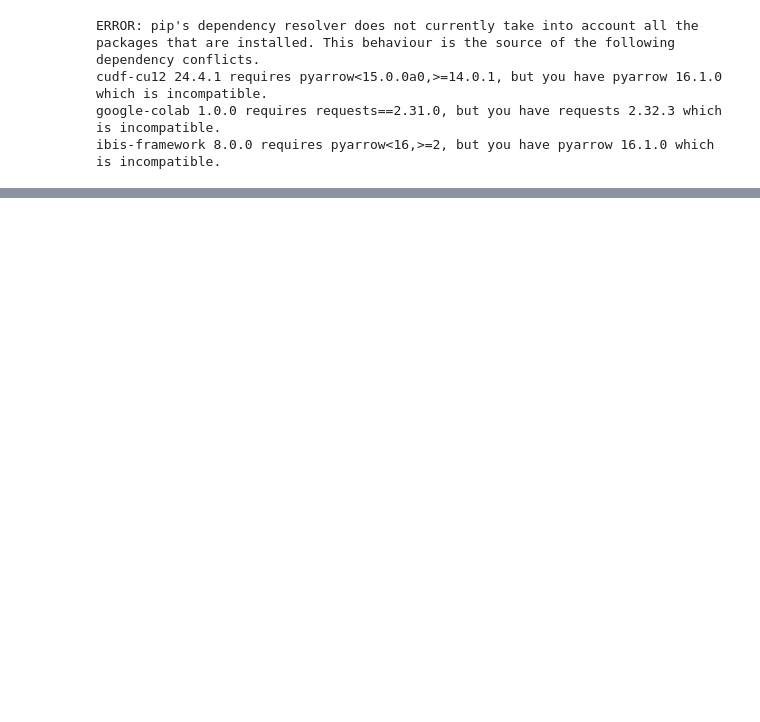
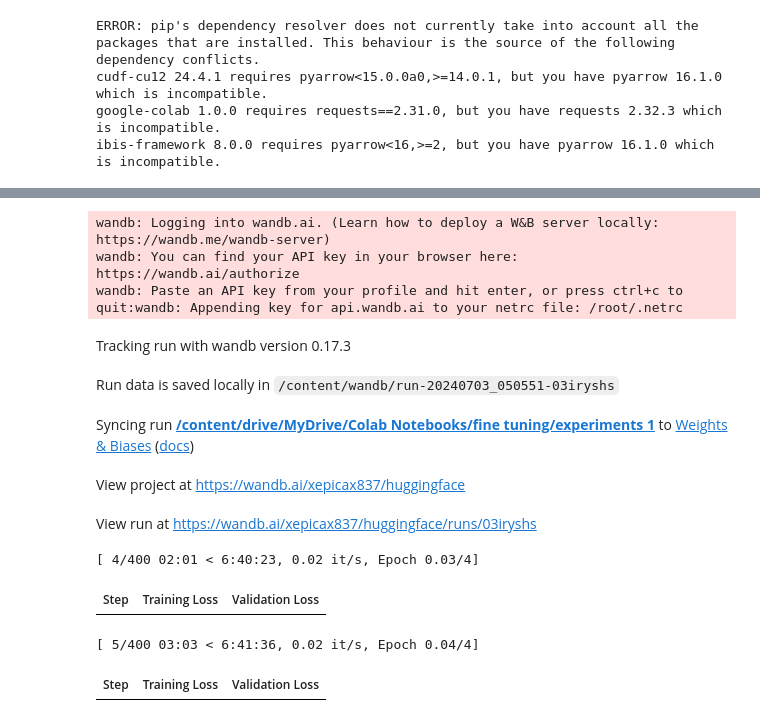
Before and after one commit to MohammedFarzin/Fine-tuning-llms, a Jupyter notebook: fine_tuning_llm.ipynb, the cells around one changed output, grey strips where cells are left out. Saved outputs shown, nothing was run; the diff lists cells and outputs as text; code cells hidden in the pictures; blank space fills up the shorter version.

Commit message:
fine-tuning started

```diff
--- a/fine_tuning_llm.ipynb
+++ b/fine_tuning_llm.ipynb
@@ -70,3 +71,29 @@ RuntimeError: No GPU found. A GPU is needed for quantization.
 # %%
 model = prepare_model_for_kbit_training(model)
 model.config.use_cache = False
+# %%
+training_arguments = TrainingArguments(
+    output_dir="/content/drive/MyDrive/Colab Notebooks/fine tuning/experiments 1",
+    eval_strategy="steps",
+    per_device_train_batch_size=10,
+    gradient_accumulation_steps=1,
+    num_train_epochs=4,
+    eval_steps=1000,
+    logging_steps=1,
+    optim="paged_adamw_8bit",
+    learning_rate=2e-4,
+    lr_scheduler_type="linear",
+    warmup_steps=10,
+    report_to='wandb'
+)
+# %%
+trainer = SFTTrainer(
+    model=model,
+    train_dataset=dataset,
+    eval_dataset=dataset,
+    peft_config=peft_config,
+    dataset_text_field="instruction",
+    max_seq_length=512,
+    tokenizer=tokenizer,
+    args=training_arguments
+)
@@ -72,0 +103,4 @@ model.config.use_cache = False
+# %%
+trainer.train()
+trainer.model.save_pretrained(new_model)
+# %% [output]
@@ -72,0 +109,12 @@ model.config.use_cache = False
+wandb: Logging into wandb.ai. (Learn how to deploy a W&B server locally: https://wandb.me/wandb-server)
+wandb: You can find your API key in your browser here: https://wandb.ai/authorize
+wandb: Paste an API key from your profile and hit enter, or press ctrl+c to quit:wandb: Appending key for api.wandb.ai to your netrc file: /root/.netrc
+Tracking run with wandb version 0.17.3
+Run data is saved locally in /content/wandb/run-20240703_050551-03iryshs
+Syncing run /content/drive/MyDrive/Colab Notebooks/fine tuning/experiments 1 to Weights & Biases (docs)
+View project at https://wandb.ai/xepicax837/huggingface
+View run at https://wandb.ai/xepicax837/huggingface/runs/03iryshs
+[ 4/400 02:01 < 6:40:23, 0.02 it/s, Epoch 0.03/4]
+| Step | Training Loss | Validation Loss |
+[ 5/400 03:03 < 6:41:36, 0.02 it/s, Epoch 0.04/4]
+| Step | Training Loss | Validation Loss |
```
Also changed, not shown: parts of 5 cells of this notebook.
